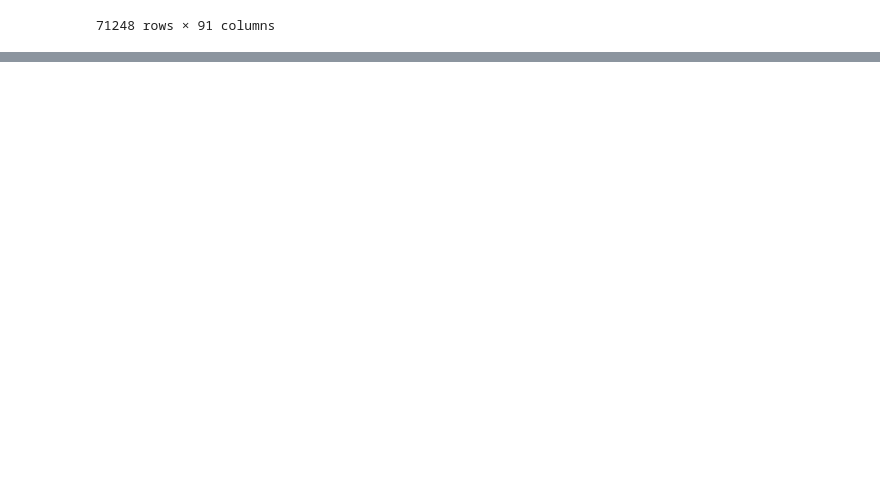
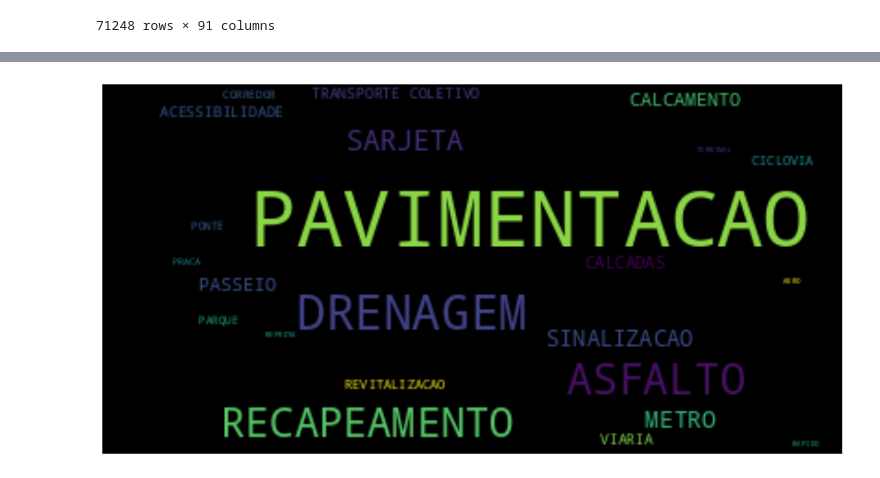
Before and after one commit to anayflima/simu-datathon-2024, a Jupyter notebook: tratamento_de_dados/tratamento_empreendimentos.ipynb, the cells around one changed output, grey strips where cells are left out. Drawn from its saved outputs; the diff is of its cells as text; code cells hidden in the pictures; blank space fills up the shorter version.

```diff
--- a/tratamento_de_dados/tratamento_empreendimentos.ipynb
+++ b/tratamento_de_dados/tratamento_empreendimentos.ipynb
@@ -133,3 +248,7 @@ df_trat[['empreendimento', 'new_empreend']]
+# %%
+plota_nuvem_de_palavras(df_trat, empreendimento = False)
+# %% [output]
+[figure, added]
 # %%
 contagem2  = df_trat['new_empreend'].str.split(',').explode().value_counts()
 contagem2
```
Also changed, not shown: parts of 20 cells of this notebook, 5 other files.
